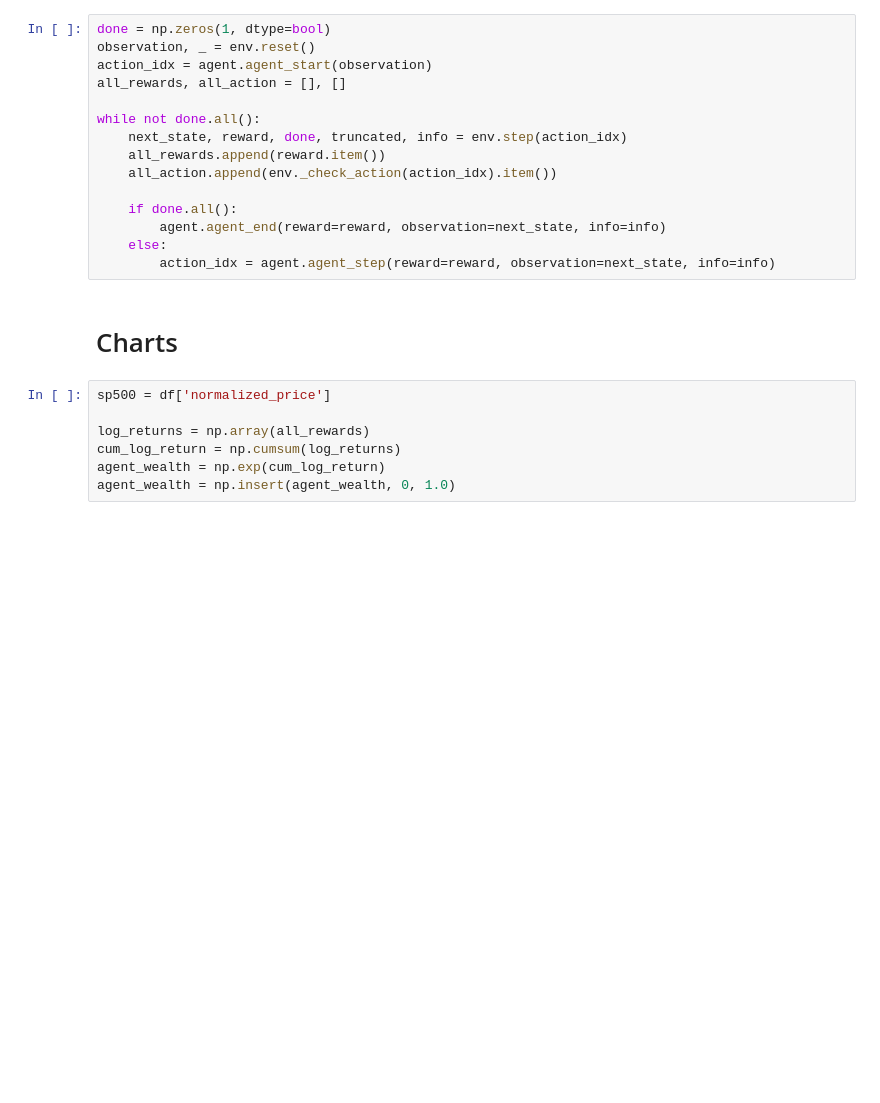
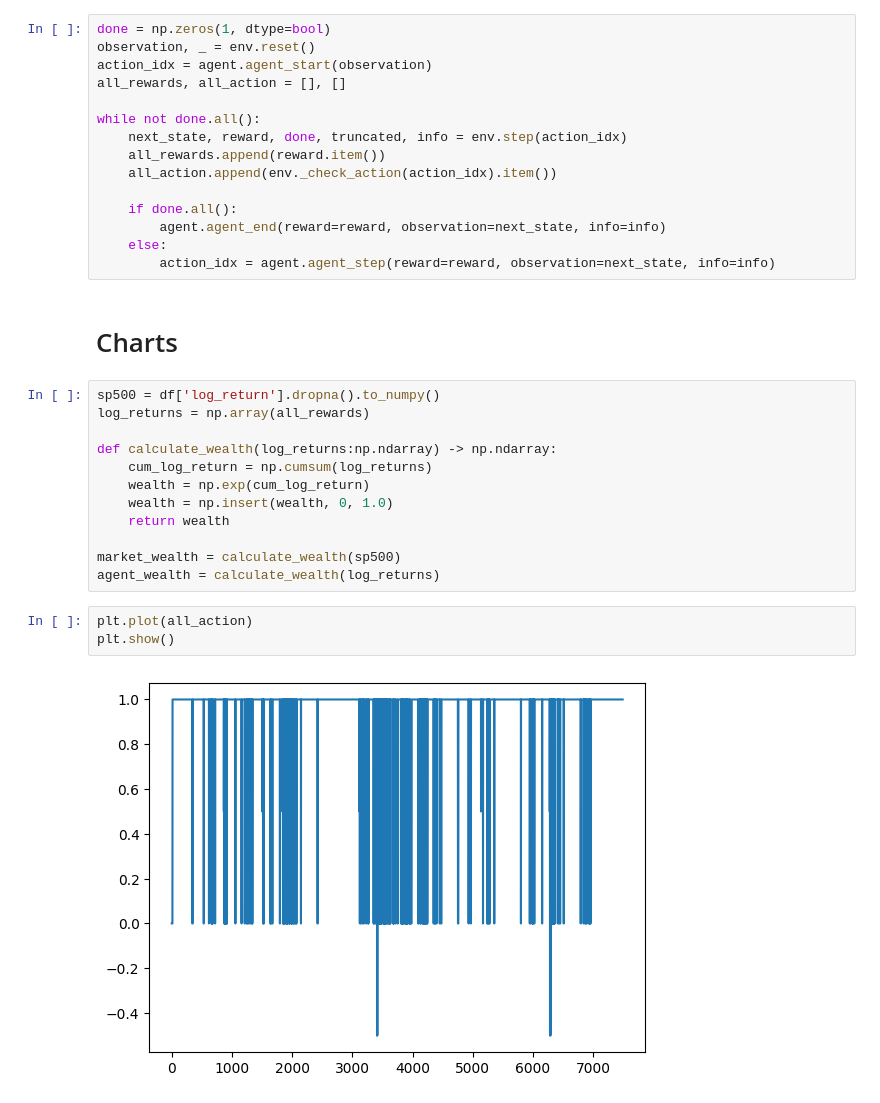
Before and after one commit to finnlimjc/Robustness-Test-DRO-DQN, a Jupyter notebook: notebooks/eval_robust_network.ipynb, the cells around one changed output. Drawn from its saved outputs; the diff is of its cells as text; blank space fills up the shorter version.

```diff
--- a/notebooks/eval_robust_network.ipynb
+++ b/notebooks/eval_robust_network.ipynb
@@ -71,12 +71,22 @@ while not done.all():
 # %% [markdown]
 # Charts
 # %%
-sp500 = df['normalized_price']
+sp500 = df['log_return'].dropna().to_numpy()
+log_returns = np.array(all_rewards)
 
-log_returns = np.array(all_rewards)
-cum_log_return = np.cumsum(log_returns)
-agent_wealth = np.exp(cum_log_return)
-agent_wealth = np.insert(agent_wealth, 0, 1.0)
+def calculate_wealth(log_returns:np.ndarray) -> np.ndarray:
+    cum_log_return = np.cumsum(log_returns)
+    wealth = np.exp(cum_log_return)
+    wealth = np.insert(wealth, 0, 1.0)
+    return wealth
+
+market_wealth = calculate_wealth(sp500)
+agent_wealth = calculate_wealth(log_returns)
+# %%
+plt.plot(all_action)
+plt.show()
+# %% [output]
+[figure, added]
 # %%
 plt.figure(figsize=(12,6))
 
```
Also changed, not shown: parts of 3 cells of this notebook, 6 other files.
